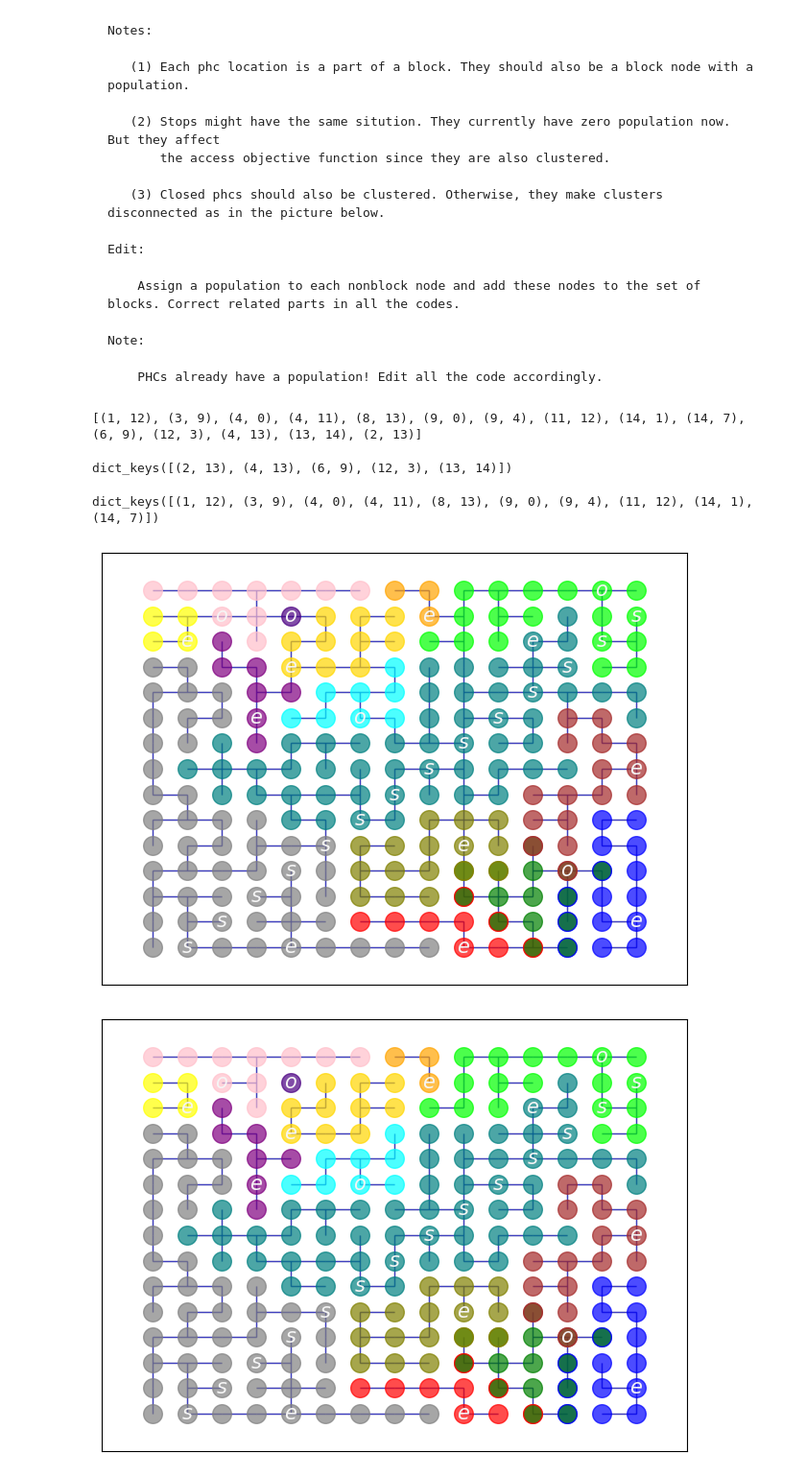
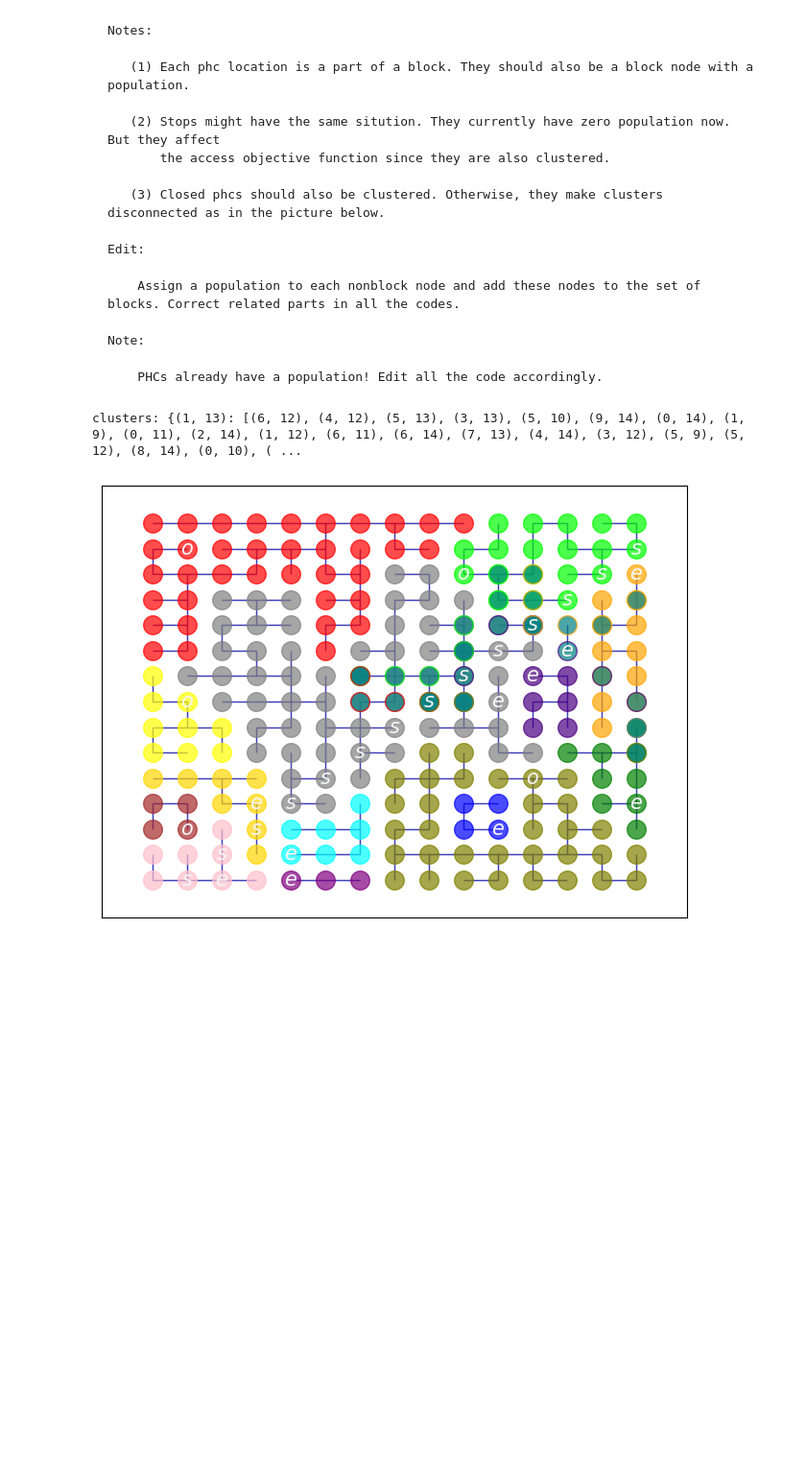
Before and after one commit to kirtisoglu/Chicago-ENCOUNTER-Network-Design, a Jupyter notebook: ricca/main2.ipynb, the cells around one changed output. Shown at 96% size. Drawn from its saved outputs; the diff is of its cells as text; code cells hidden in the pictures; blank space fills up the shorter version.

```diff
--- a/ricca/main2.ipynb
+++ b/ricca/main2.ipynb
@@ -117,21 +115,11 @@ k = 5
 seeds = sampling.random_centers(V_existing, V_possible, k)
 partitioned_tree, spanning_tree, solution, popul = search.generate_initial_partition(G, grid, seeds)
 origin, boundaries, neighborhood = search.exact_neighborhood(G, solution)
-# %%
-print(seeds)
-# %% [output]
-[(1, 12), (3, 9), (4, 0), (4, 11), (8, 13), (9, 0), (9, 4), (11, 12), (14, 1), (14, 7), (6, 9), (12, 3), (4, 13), (13, 14), (2, 13)]
-# %%
-V_possible.keys()
-# %% [output]
-dict_keys([(2, 13), (4, 13), (6, 9), (12, 3), (13, 14)])
-# %%
-V_existing.keys()
-# %% [output]
-dict_keys([(1, 12), (3, 9), (4, 0), (4, 11), (8, 13), (9, 0), (9, 4), (11, 12), (14, 1), (14, 7)])
-# %%
-plot.plot_graph_clusters_boundaries(spanning_tree, V_stops, V_possible, V_existing, all_facilities, seeds, node_size, solution, boundaries, origin)
-plot.plot_graph_clusters_boundaries(partitioned_tree, V_stops, V_possible, V_existing, all_facilities, seeds, node_size, solution, boundaries, origin)
-# %% [output]
-[figure, removed]
-[figure, removed]
+# %%
+partitioned_tree_BFS, spanning_tree_BFS, solution_BFS, popul_BFS = search.generate_initial_partition_BFS(G, grid, seeds)
+origin_BFS, boundaries_BFS, neighborhood_BFS = search.exact_neighborhood(G, solution)
+
+plot.plot_graph_clusters_boundaries(partitioned_tree_BFS, V_stops, V_possible, V_existing, all_facilities, seeds, node_size, solution_BFS, boundaries_BFS, origin_BFS)
+# %% [output]
+clusters: {(1, 13): [(6, 12), (4, 12), (5, 13), (3, 13), (5, 10), (9, 14), (0, 14), (1, 9), (0, 11), (2, 14), (1, 12), (6, 11), (6, 14), (7, 13), (4, 14), (3, 12), (5, 9), (5, 12), (8, 14), (0, 10), ( ...
+[figure, added]
```
Also changed, not shown: parts of 11 cells of this notebook, 3 other files.
